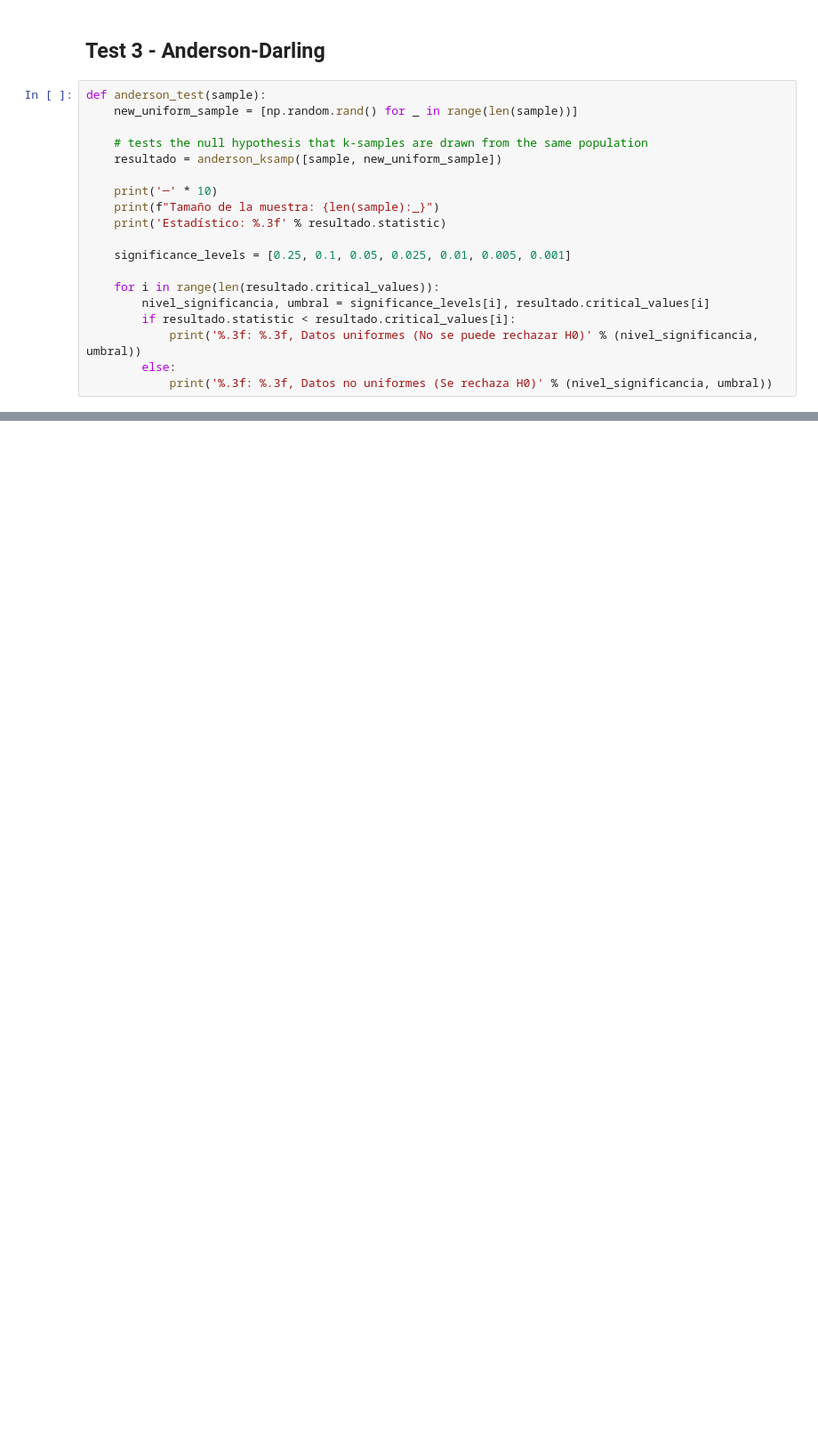
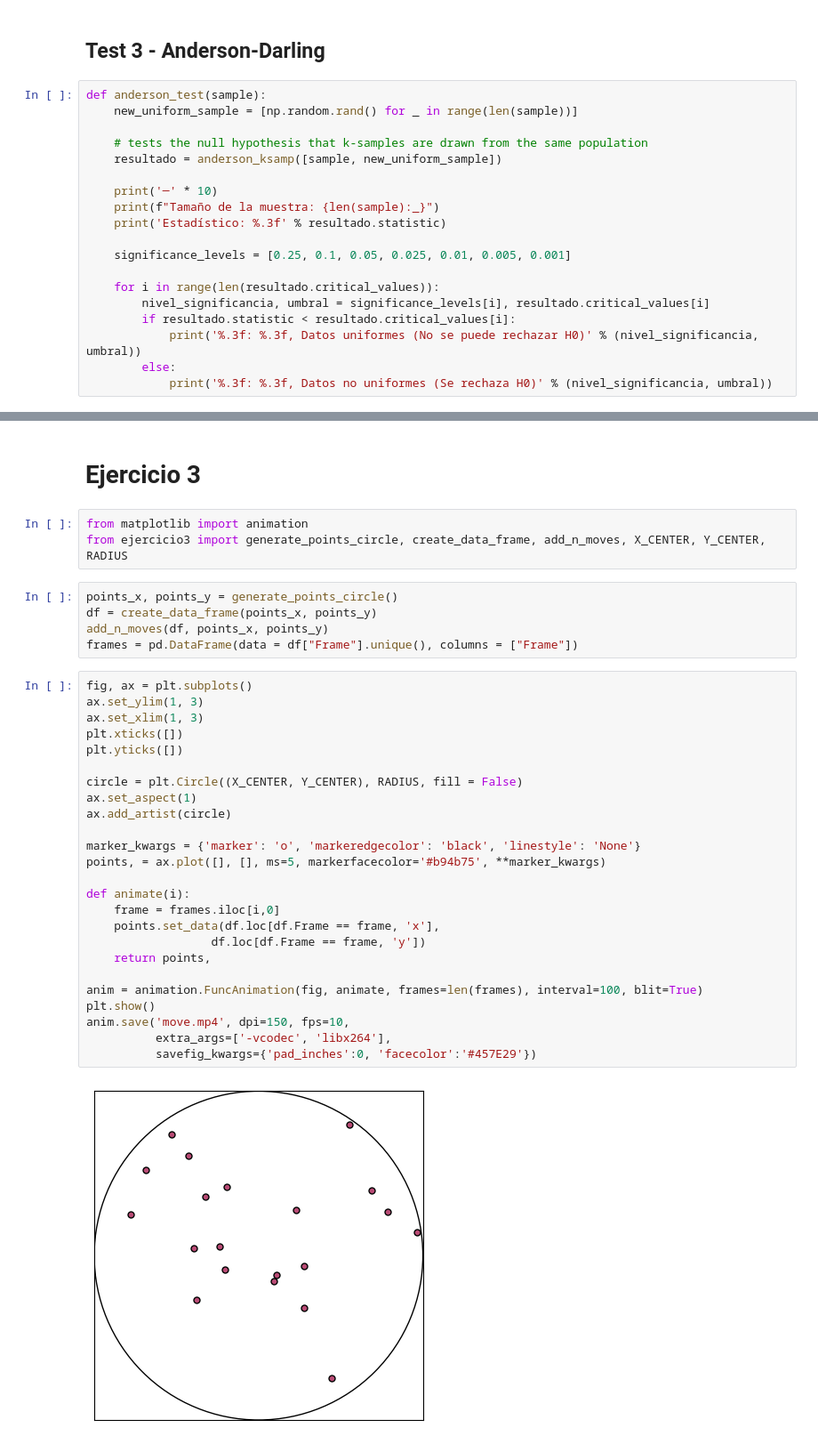
Before and after one commit to DanieLovera/simulacion_tp1, a Jupyter notebook: ej1_distribucion_uniforme.ipynb, the cells around one changed output, grey strips where cells are left out. Shown: that part at 89% size. Saved outputs shown, nothing was run; the diff lists cells and outputs as text; blank space fills up the shorter version.

Commit message:
Agrego parte del ejercicio 3

```diff
--- a/ej1_distribucion_uniforme.ipynb
+++ b/ej1_distribucion_uniforme.ipynb
@@ -314,3 +314,40 @@ Tamaño de la muestra: 1_000
 0.010: 3.752, Datos uniformes (No se puede rechazar H0)
 0.005: 4.592, Datos uniformes (No se puede rechazar H0)
 0.001: 6.546, Datos uniformes (No se puede rechazar H0)
+# %% [markdown]
+# Ejercicio 3
+# %%
+from matplotlib import animation
+from ejercicio3 import generate_points_circle, create_data_frame, add_n_moves, X_CENTER, Y_CENTER, RADIUS
+# %%
+points_x, points_y = generate_points_circle()
+df = create_data_frame(points_x, points_y)
+add_n_moves(df, points_x, points_y)
+frames = pd.DataFrame(data = df["Frame"].unique(), columns = ["Frame"])
+# %%
+fig, ax = plt.subplots()
+ax.set_ylim(1, 3)
+ax.set_xlim(1, 3)
+plt.xticks([])
+plt.yticks([])
+
+circle = plt.Circle((X_CENTER, Y_CENTER), RADIUS, fill = False)
+ax.set_aspect(1)
+ax.add_artist(circle)
+
+marker_kwargs = {'marker': 'o', 'markeredgecolor': 'black', 'linestyle': 'None'}
+points, = ax.plot([], [], ms=5, markerfacecolor='#b94b75', **marker_kwargs)
+
+def animate(i):
+    frame = frames.iloc[i,0]
+    points.set_data(df.loc[df.Frame == frame, 'x'],
+                  df.loc[df.Frame == frame, 'y'])
+    return points,
+
+anim = animation.FuncAnimation(fig, animate, frames=len(frames), interval=100, blit=True)
+plt.show()
+anim.save('move.mp4', dpi=150, fps=10,
+          extra_args=['-vcodec', 'libx264'],
+          savefig_kwargs={'pad_inches':0, 'facecolor':'#457E29'})
+# %% [output]
+[figure, added]
```
Also changed, not shown: parts of 6 cells of this notebook, 2 other files.
